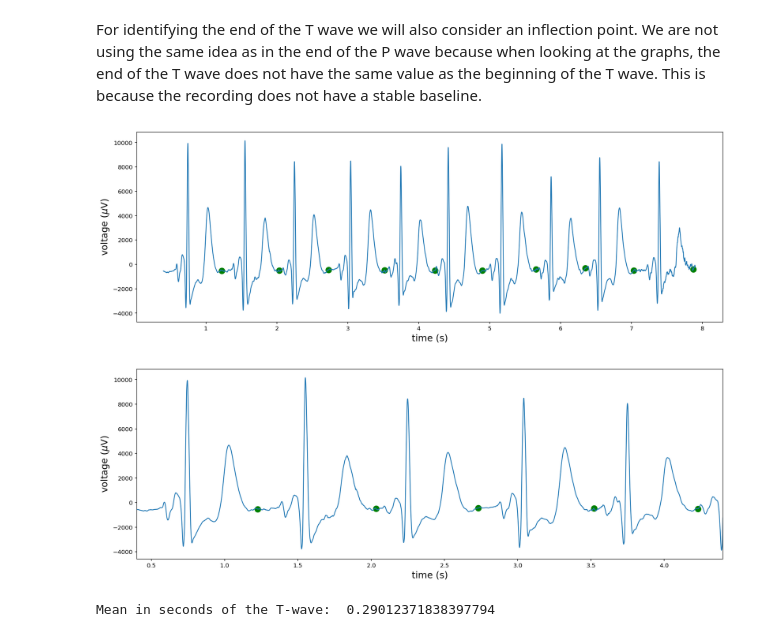
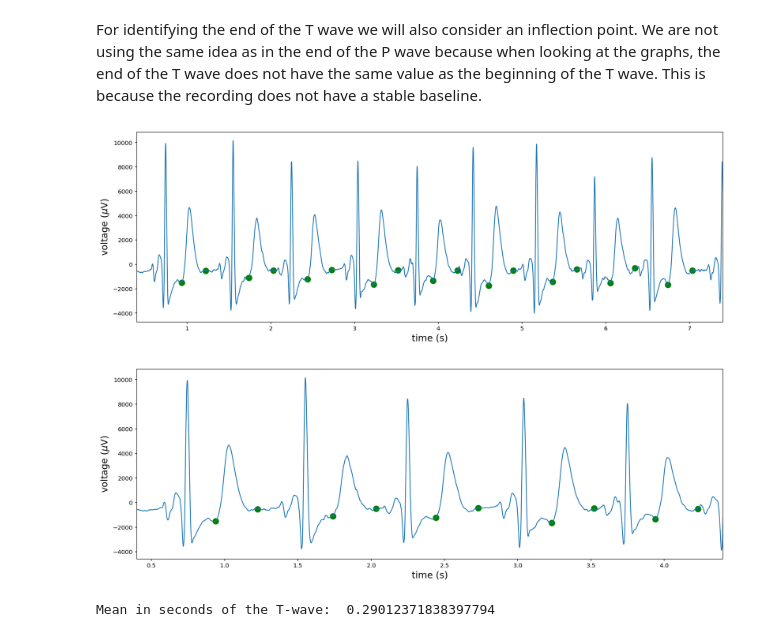
Before and after one commit to DanidelRio/electrocardiogram_analysis, a Jupyter notebook: 01-Basics.ipynb, the cells around one changed output. Saved outputs shown, nothing was run; the diff lists cells and outputs as text; code cells hidden in the pictures.

Commit message:
Correct scale in p-wave and markers in t-wave graphs

```diff
--- a/01-Basics.ipynb
+++ b/01-Basics.ipynb
@@ -524,17 +522,18 @@ for mxs_i in range(0, len(mxs_indices)):
             t_wave_end.append(index)
             break
 # %%
+init_sec = 0
+fin_sec = 7
 plt.figure(figsize=(18,6))
 plt.xlabel(r'time (s)')
 plt.ylabel(r'voltage ($\mu$V)')
 plt.plot(timeECG, waveData)
-# plt.scatter(timeECG[mxs_indices], waveData[mxs_indices], color='r')
-# plt.scatter(timeECG[mins_try], waveData[mins_try], color='k')
-# plt.scatter(timeECG[t_wave_begin], waveData[t_wave_begin], color='purple')
+plt.xlim(timeECG[init_sec*10000],timeECG[fin_sec*10000])
+plt.scatter(timeECG[t_wave_begin], waveData[t_wave_begin], color='green', s=100)
 plt.scatter(timeECG[t_wave_end], waveData[t_wave_end], color='green', s=100)
 plt.show()
 # %% [output]
-[figure, old version]
+[figure, new version]
 # %%
 #Close up
 init_sec = 0
@@ -544,13 +543,11 @@ plt.xlabel(r'time (s)')
 plt.ylabel(r'voltage ($\mu$V)')
 plt.xlim(timeECG[init_sec*10000],timeECG[fin_sec*10000])
 plt.plot(timeECG[init_sec*10000:fin_sec*10000], waveData[init_sec*10000:fin_sec*10000])
-# plt.scatter(timeECG[mxs_indices], waveData[mxs_indices], color='r')
-# plt.scatter(timeECG[mins_try], waveData[mins_try], color='k')
-# plt.scatter(timeECG[t_wave_begin], waveData[t_wave_begin], color='purple')
+plt.scatter(timeECG[t_wave_begin], waveData[t_wave_begin], color='green', s=100)
 plt.scatter(timeECG[t_wave_end], waveData[t_wave_end], color='green', s=100)
 plt.show()
 # %% [output]
-[figure, old version]
+[figure, new version]
 # %%
 # t wave intervals:
 if len(t_wave_begin) != len(t_wave_end):
```
Also changed, not shown: parts of 2 cells of this notebook.
